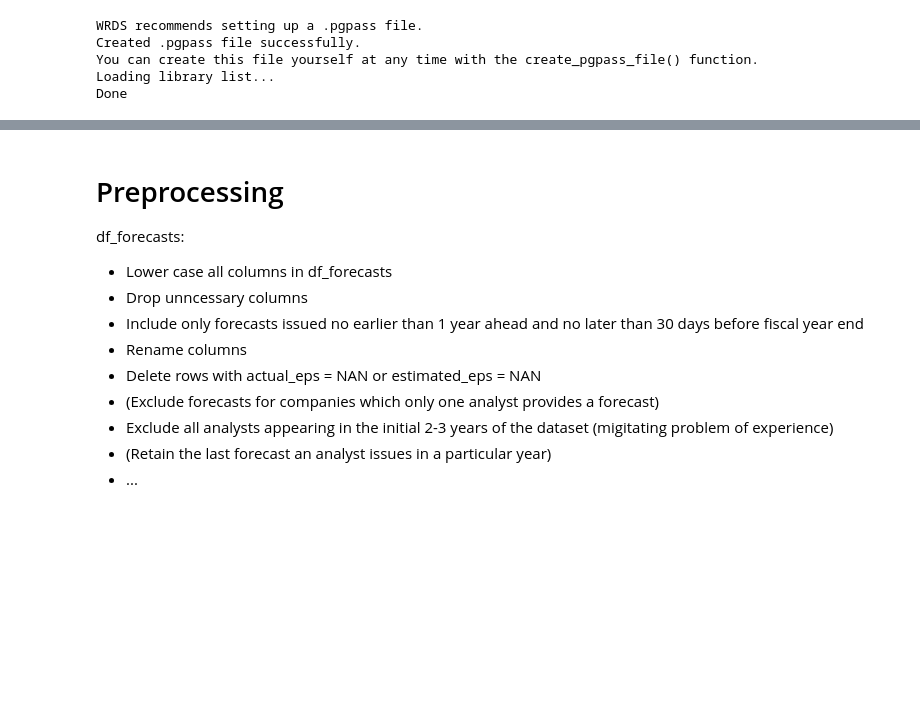
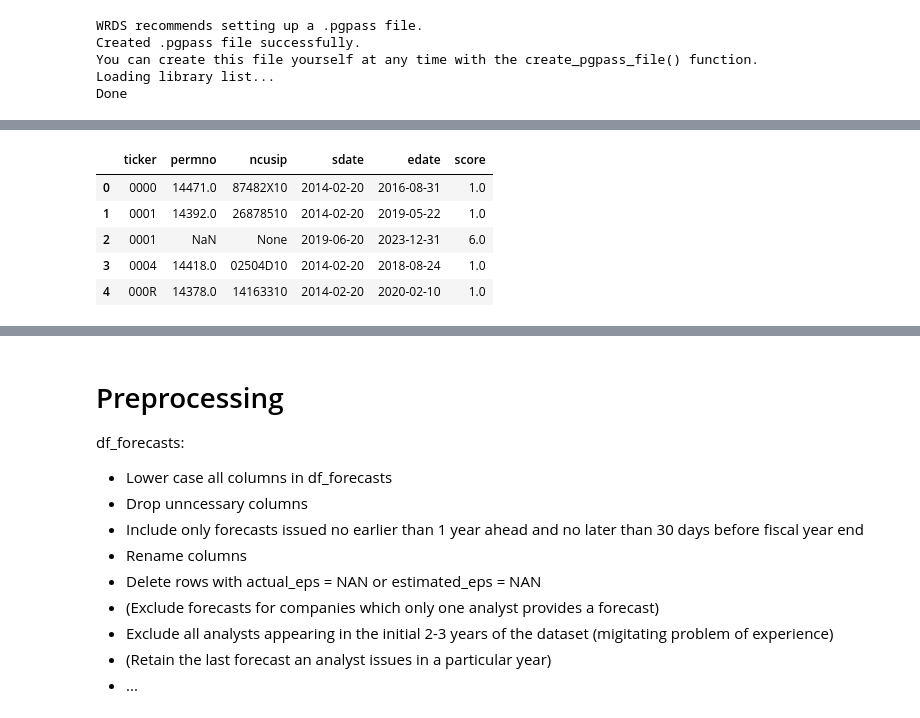
Before and after one commit to moshchev/gsfm_SS24, a Jupyter notebook: notebooks/preprocessing_and_dv.ipynb, the cells around one changed output, grey strips where cells are left out. Cells and saved outputs as stored; diff of their text form; code cells hidden in the pictures; blank space fills up the shorter version.

```diff
--- a/notebooks/preprocessing_and_dv.ipynb
+++ b/notebooks/preprocessing_and_dv.ipynb
@@ -39,0 +44,10 @@ link_table.head()
+# %%
+crsp_link = db.get_table(library= "wrdsapps_link_crsp_ibes", table = "ibcrsphist")
+crsp_link.head()
+# %% [output]
+|  | ticker | permno | ncusip | sdate | edate | score |
+| 0 | 0000 | 14471.0 | 87482X10 | 2014-02-20 | 2016-08-31 | 1.0 |
+| 1 | 0001 | 14392.0 | 26878510 | 2014-02-20 | 2019-05-22 | 1.0 |
+| 2 | 0001 | NaN | None | 2019-06-20 | 2023-12-31 | 6.0 |
+| 3 | 0004 | 14418.0 | 02504D10 | 2014-02-20 | 2018-08-24 | 1.0 |
+| 4 | 000R | 14378.0 | 14163310 | 2014-02-20 | 2020-02-10 | 1.0 |
```
Also changed, not shown: parts of 35 cells of this notebook, 1 other file.
